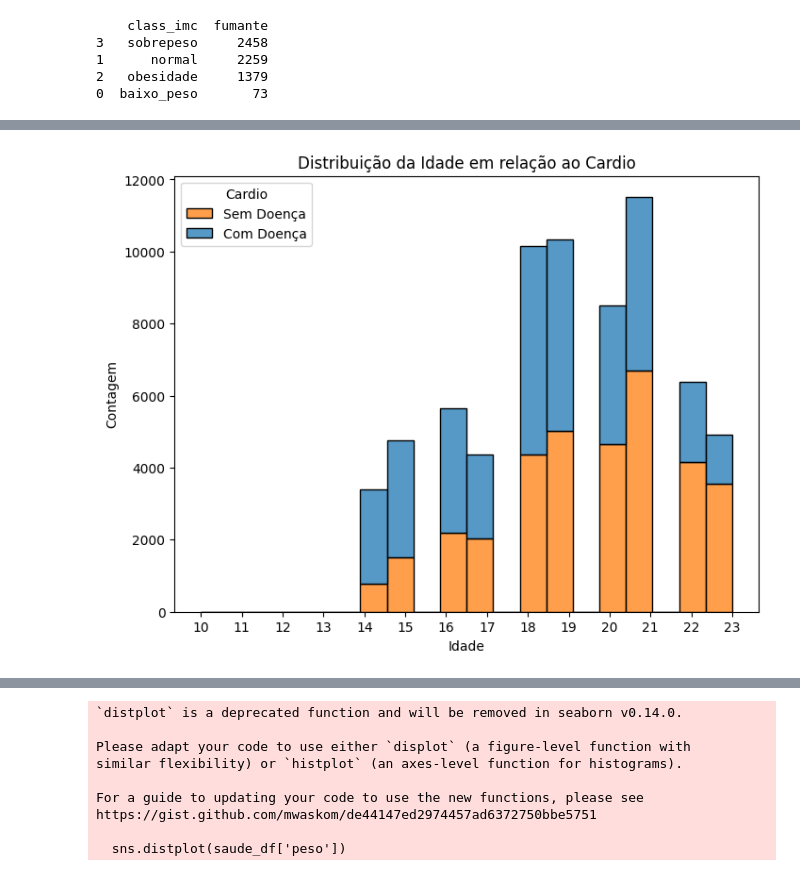
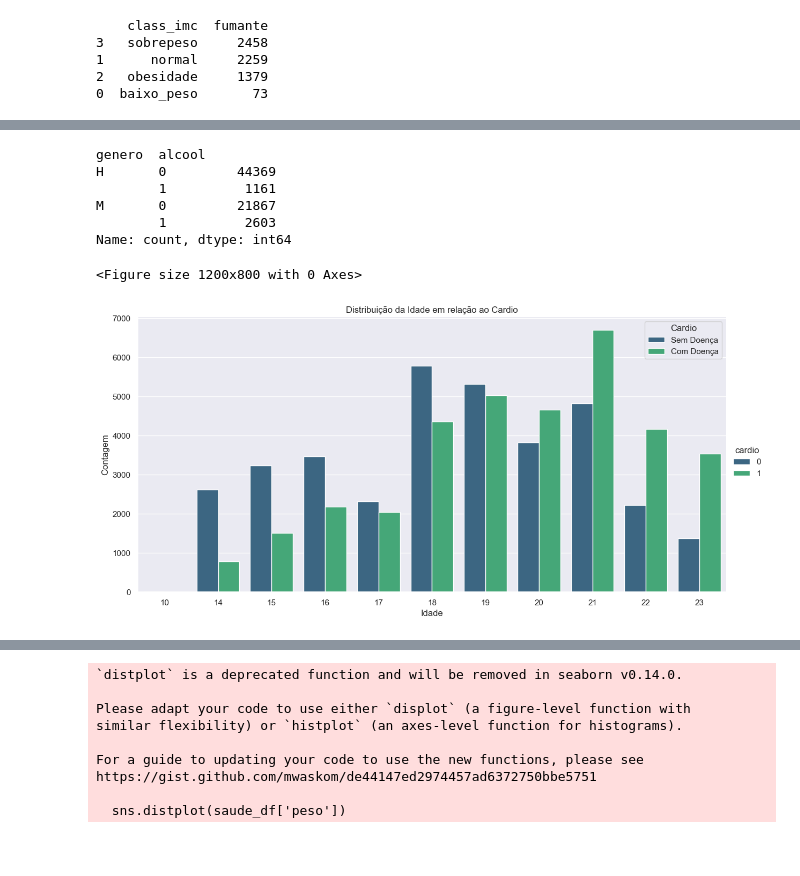
Before and after one commit to Zirmaozin/Projeto01, a Jupyter notebook: codigo.ipynb, the cells around one changed output, grey strips where cells are left out. Drawn from its saved outputs; the diff is of its cells as text; code cells hidden in the pictures; blank space fills up the shorter version.

```diff
--- a/codigo.ipynb
+++ b/codigo.ipynb
@@ -304,0 +307,14 @@ soma_grupo.head(3)
+# %%
+#Qual gênero apresenta níveis mais elevados de álcool no organismo?
+sns.set_theme()
+saude_df['genero'] = saude_df['genero'].astype(str)
+generos_total = saude_df['genero'].unique()
+plt.figure(figsize=(6, 6))
+sns.histplot(data=saude_df, x="genero", hue="alcool", multiple='stack',palette="viridis", bins=20)
+plt.xticks(range(len(generos_total)), generos_total)
+plt.xlabel("Gênero")
+plt.ylabel("Contagem")
+plt.title("Distribuição do Gênero em relação ao Álcool")
+plt.legend(title="Álcool", labels=["Com álcool", "Sem álcool"])
+
+plt.show()
@@ -305,12 +323,23 @@ soma_grupo.head(3)
+# %%
+saude_df.groupby('genero')['alcool'].value_counts()
+# %% [output]
+genero  alcool
+H       0         44369
+        1          1161
+M       0         21867
+        1          2603
+Name: count, dtype: int64
 # %%
-idades_total = range(saude_df['idade'].min(), saude_df['idade'].max() + 1)
-plt.figure(figsize=(8, 6))
-sns.histplot(data=saude_df, x="idade", hue="cardio", multiple='stack', bins=20)
-plt.xticks(idades_total)
+#Distribuição da idade em relação a Cardio
+sns.set_theme()
+saude_df.sort_values(by='idade', inplace=True)
+plt.figure(figsize=(12, 8))
+sns.catplot(x="idade", hue="cardio", data=saude_df, kind="count", height=6, aspect=2, palette="viridis")
 plt.xlabel("Idade")
 plt.ylabel("Contagem")
 plt.title("Distribuição da Idade em relação ao Cardio")
 plt.legend(title="Cardio", labels=["Sem Doença", "Com Doença"])
 plt.show()
 # %% [output]
+<Figure size 1200x800 with 0 Axes>
-[figure, old version]
+[figure, new version]
```
Also changed, not shown: parts of 11 cells of this notebook.
